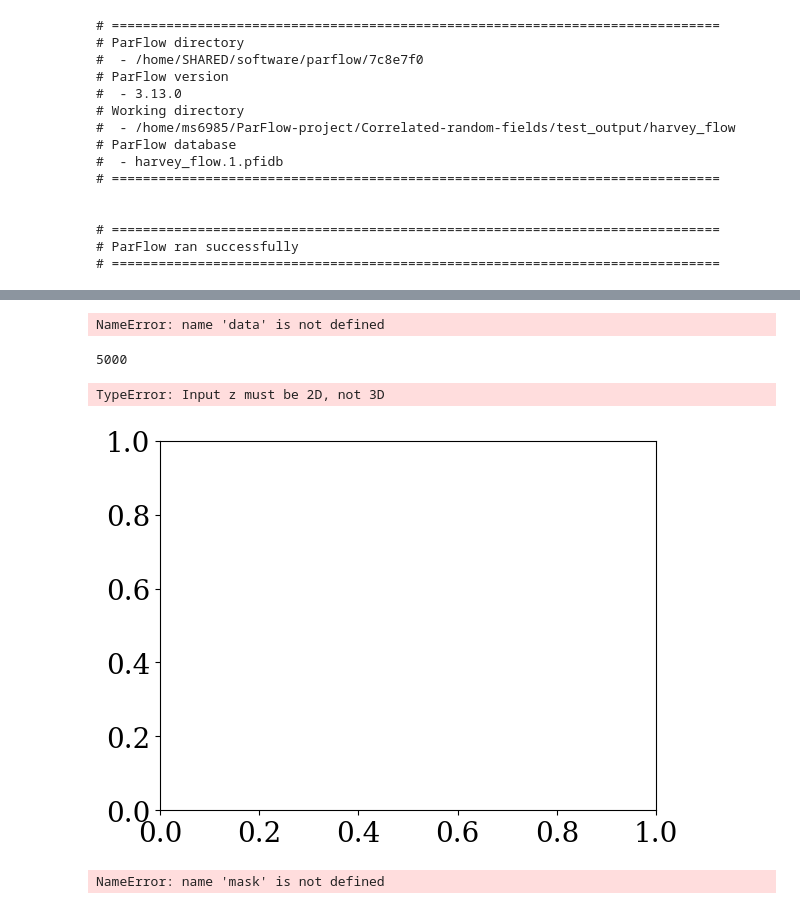
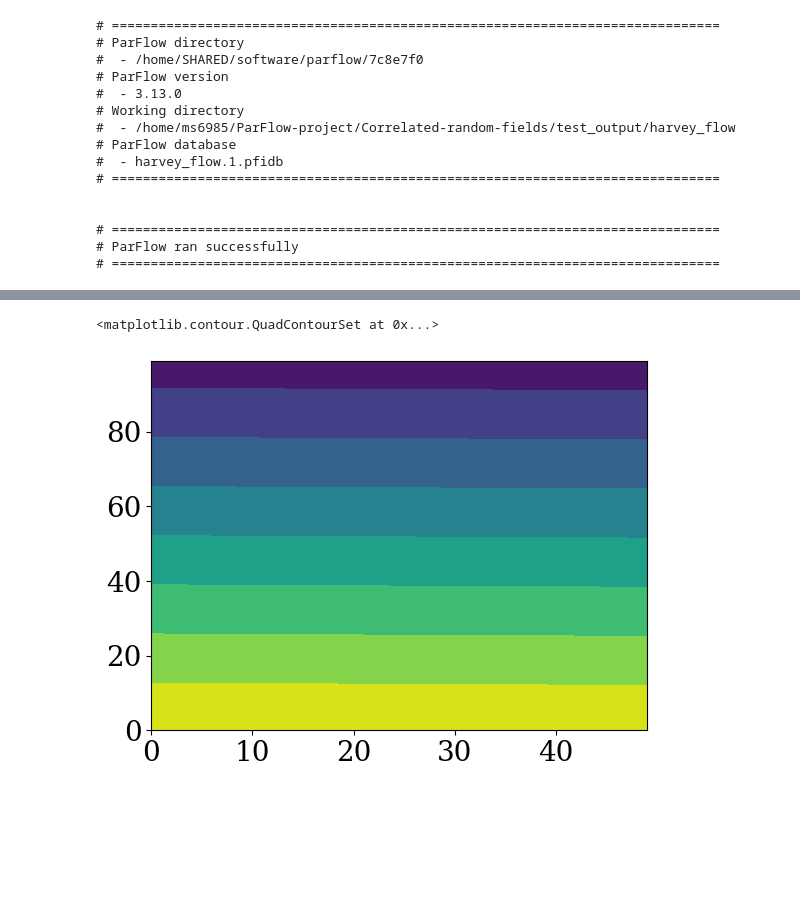
Before and after one commit to mashadab/ParFlow-project, a Jupyter notebook: Correlated-random-fields/Correlated-random-fields-Harvey.ipynb, the cells around one changed output, grey strips where cells are left out. Drawn from its saved outputs; the diff is of its cells as text; code cells hidden in the pictures; blank space fills up the shorter version.

```diff
--- a/Correlated-random-fields/Correlated-random-fields-Harvey.ipynb
+++ b/Correlated-random-fields/Correlated-random-fields-Harvey.ipynb
@@ -472,34 +387,12 @@ data.shape[0]
-# %%
-data.dz
-# %% [output]
-NameError: name 'data' is not defined
-# %%
-pressure.size
-# %% [output]
-5000
-# %%
-import matplotlib.pyplot as plt
-im(pressure[:])
-# %% [output]
-TypeError: Input z must be 2D, not 3D
-[figure, removed]
-# %%
-from glob import glob
-import parflow as pf
-
-# formatting the mask so that values outside the domain are NA and inside the domain are 1
-nanmask=mask.copy()
-nanmask[nanmask == 0] = 'NaN'
-
-#list all pressure files from outputs
-lw_press_files = glob(f'{dir_name}/*out.press*.pfb')
-#print(lw_press_files)
-#read in all pressure files into a 3D NParray
-pressure_arrays = pf.read_pfb_sequence(lw_press_files) * nanmask
-
-#list all saturation files from outputs
-lw_satur_files = glob(f'{dir_name}/*out.satur*.pfb')
-#read in all pressure files into a 3D NParray
-saturation_arrays = pf.read_pfb_sequence(lw_satur_files) * nanmask
-# %% [output]
-NameError: name 'mask' is not defined
+# %%
+press_path = os.path.join(dir_name, "harvey_flow.1.out.press.pfb")
+pressure = read_pfb(press_path)
+header = ParflowBinaryReader(press_path).read_header()
+z, dz = header["z"], header["dz"]
+hhead = compute_hydraulic_head(pressure, z, dz)
+write_pfb(os.path.join(dir_name, "harvey_flow.1.head.pfb"), hhead)
+
+plt.contourf(pressure[:,0,:])
+# %% [output]
+<matplotlib.contour.QuadContourSet at 0x...>
+[figure, added]
```
Also changed, not shown: parts of 8 cells of this notebook.
